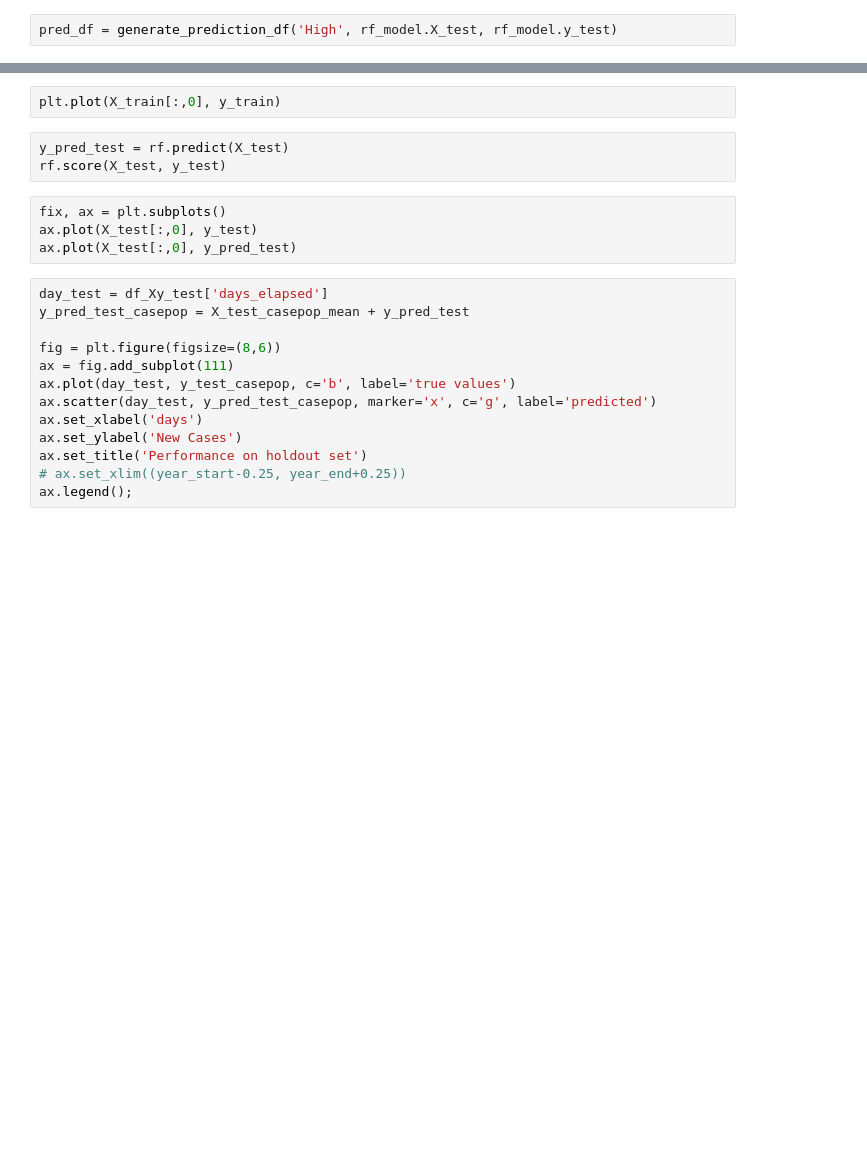
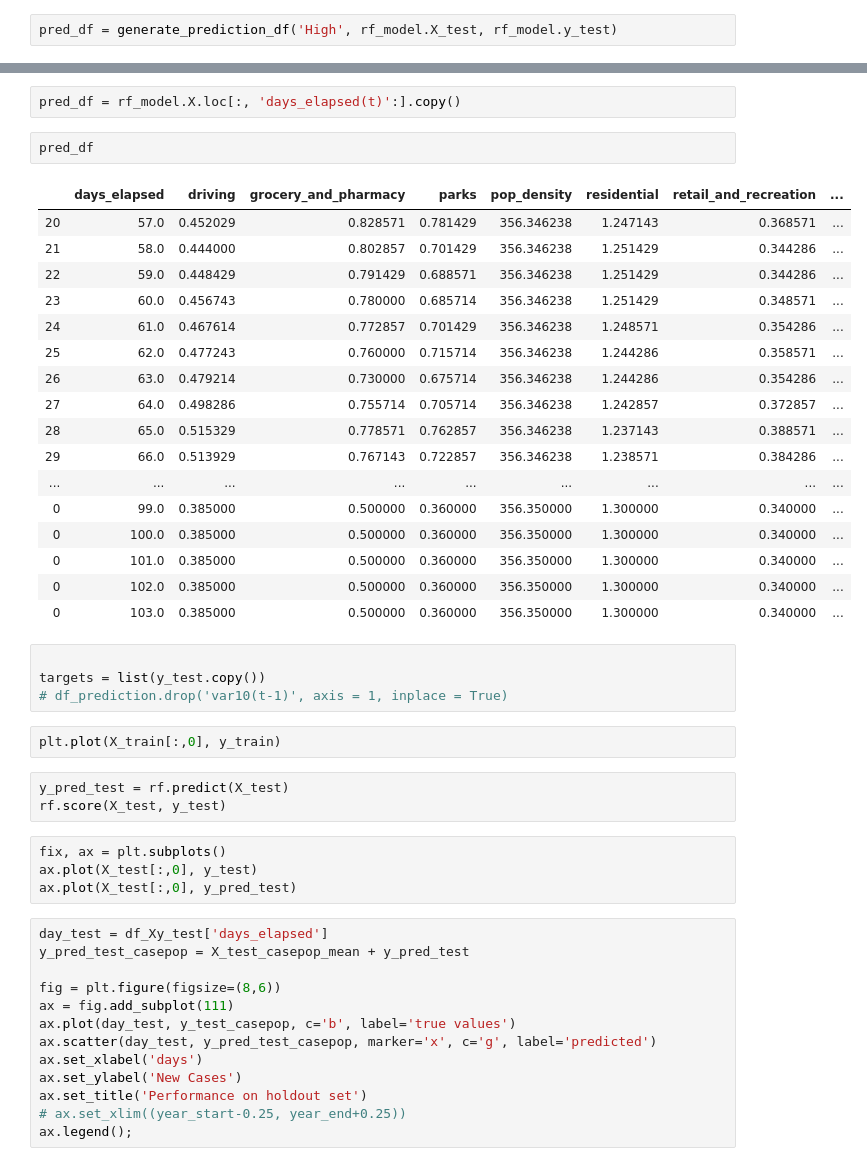
Before and after one commit to Jbudnick/Covid-19-Forecasting, a Jupyter notebook: notebooks/EDA.ipynb, the cells around one changed output, grey strips where cells are left out. Saved outputs shown, nothing was run; the diff lists cells and outputs as text; blank space fills up the shorter version.

Commit message:
Have prediction matrix - need to implement into script

```diff
--- a/notebooks/EDA.ipynb
+++ b/notebooks/EDA.ipynb
@@ -590,3 +578,29 @@ for i in range(83, 100):
+# %%
+pred_df = rf_model.X.loc[:, 'days_elapsed(t)':].copy()
+# %%
+pred_df
+# %% [output]
+|  | days_elapsed | driving | grocery_and_pharmacy | parks | pop_density | residential | retail_and_recreation | ... |
+| 20 | 57.0 | 0.452029 | 0.828571 | 0.781429 | 356.346238 | 1.247143 | 0.368571 | ... |
+| 21 | 58.0 | 0.444000 | 0.802857 | 0.701429 | 356.346238 | 1.251429 | 0.344286 | ... |
+| 22 | 59.0 | 0.448429 | 0.791429 | 0.688571 | 356.346238 | 1.251429 | 0.344286 | ... |
+| 23 | 60.0 | 0.456743 | 0.780000 | 0.685714 | 356.346238 | 1.251429 | 0.348571 | ... |
+| 24 | 61.0 | 0.467614 | 0.772857 | 0.701429 | 356.346238 | 1.248571 | 0.354286 | ... |
+| 25 | 62.0 | 0.477243 | 0.760000 | 0.715714 | 356.346238 | 1.244286 | 0.358571 | ... |
+| 26 | 63.0 | 0.479214 | 0.730000 | 0.675714 | 356.346238 | 1.244286 | 0.354286 | ... |
+| 27 | 64.0 | 0.498286 | 0.755714 | 0.705714 | 356.346238 | 1.242857 | 0.372857 | ... |
+| 28 | 65.0 | 0.515329 | 0.778571 | 0.762857 | 356.346238 | 1.237143 | 0.388571 | ... |
+| 29 | 66.0 | 0.513929 | 0.767143 | 0.722857 | 356.346238 | 1.238571 | 0.384286 | ... |
+| ... | ... | ... | ... | ... | ... | ... | ... | ... |
+| 0 | 99.0 | 0.385000 | 0.500000 | 0.360000 | 356.350000 | 1.300000 | 0.340000 | ... |
+| 0 | 100.0 | 0.385000 | 0.500000 | 0.360000 | 356.350000 | 1.300000 | 0.340000 | ... |
+| 0 | 101.0 | 0.385000 | 0.500000 | 0.360000 | 356.350000 | 1.300000 | 0.340000 | ... |
+| 0 | 102.0 | 0.385000 | 0.500000 | 0.360000 | 356.350000 | 1.300000 | 0.340000 | ... |
+| 0 | 103.0 | 0.385000 | 0.500000 | 0.360000 | 356.350000 | 1.300000 | 0.340000 | ... |
+# %%
+
+targets = list(y_test.copy())
+# df_prediction.drop('var10(t-1)', axis = 1, inplace = True)
 # %%
 plt.plot(X_train[:,0], y_train)
 # %%
```
Also changed, not shown: parts of 9 cells of this notebook.
